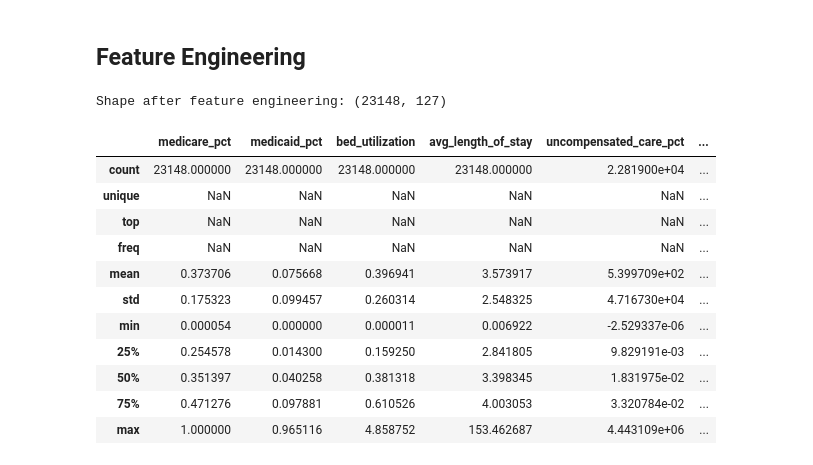
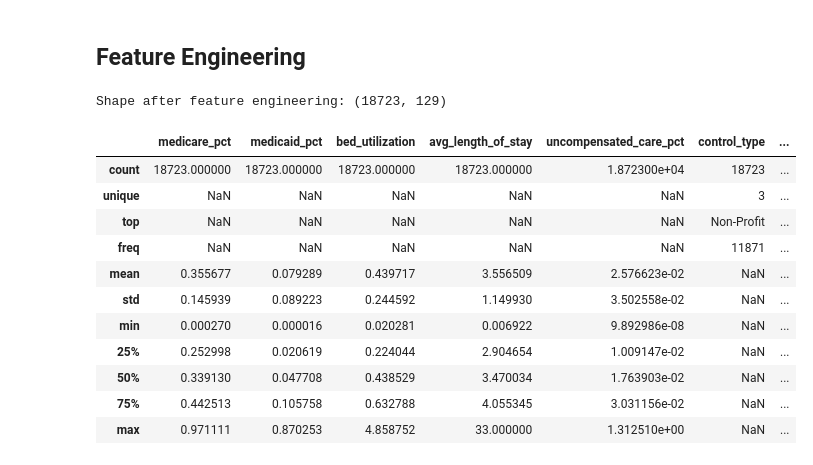
Before and after one commit to Sarah-Eden/hospital-financial-status-prediction, a Jupyter notebook: hospital-financial-status-prediction.ipynb, the cells around one changed output. Cells and saved outputs as stored; diff of their text form; code cells hidden in the pictures.

```diff
--- a/hospital-financial-status-prediction.ipynb
+++ b/hospital-financial-status-prediction.ipynb
@@ -174,5 +157,5 @@ df[(df['Provider Type'] == 9) & (df['CCN Facility Type'].isin(['CAH', 'STH']))][
 # %%
-# Reduce dataset to only acute-care hospitals based on CCN Facility type
-df = df[df['CCN Facility Type'].isin(['STH', 'CAH', 'CH'])]
+# Reduce dataset to only acute-care hospitals based on CCN Facility type, children's hospitals omitted due to small sample size
+df = df[df['CCN Facility Type'].isin(['STH', 'CAH'])]
 df.shape
 # %% [output]
@@ -530,5 +419,6 @@ print(f'Shape before exclusions: {data.shape}')
 data = data.dropna(subset=['Rural Versus Urban'])
 data = data.drop(index=[728, 7582, 4404, 10337])
 data = data[~data['Hospital Name'].isin(['TERRENCE CARDINAL COOKE HEALTH CARE', 'FLORIDA STATE HOSPITAL'])]
+data = data[data['Hospital Total Days (V + XVIII + XIX + Unknown) For Adults & Peds'] >= 365]
 print(f'Shape after exclusions: {data.shape}')
 # %% [output]
@@ -677,5 +585,13 @@ dtype: int64
 # %%
-# Dropping null values from columns with very low null rates
-data = data.dropna(subset=['Hospital Total Days (V + XVIII + XIX + Unknown) For Adults & Peds', 'Hospital Total Bed Days Available For Adults & Peds', 'Hospital Total Discharges (V + XVIII + XIX + Unknown) For Adults & Peds', 'Hospital Total Days Title XVIII For Adults & Peds'])
-data.shape
+# Dropping null rows from feature columns
+print(f'Rows before nulls removed: {data.shape[0]}')
+data = data.dropna(
+    subset=['Hospital Total Bed Days Available For Adults & Peds',
+            'Hospital Total Days Title XVIII For Adults & Peds',
+            'Hospital Total Days Title XIX For Adults & Peds',
+            'Total Unreimbursed and Uncompensated Care',
+            'Total Patient Revenue',
+            'Total Liabilities',
+            'Cost To Charge Ratio'])
+print(f'Rows after null removal: {data.shape[0]}')
 # %% [output]
@@ -731,15 +600,6 @@ dtype: int64
 # %% [markdown]
 ## Feature Engineering
 # %%
-# Create indicator for missing values in features
-data['medicaid_reported'] = data['Hospital Total Days Title XIX For Adults & Peds'].notnull().astype(int)
-data['uncompensated_reported'] = (data['Total Unreimbursed and Uncompensated Care'].notnull() & data['Total Patient Revenue'].notnull()).astype(int)
-
-# Fill nulls with 0 for ratio calculation
-data['Hospital Total Days Title XIX For Adults & Peds'] = data['Hospital Total Days Title XIX For Adults & Peds'].fillna(0)
-data['Total Unreimbursed and Uncompensated Care'] = data['Total Unreimbursed and Uncompensated Care'].fillna(0)
-data['Total Patient Revenue'] = data['Total Patient Revenue'].fillna(np.nan)
-
 # Create features to normalize for hospital size
 data['medicare_pct'] = (data['Hospital Total Days Title XVIII For Adults & Peds'] /
                         data['Hospital Total Days (V + XVIII + XIX + Unknown) For Adults & Peds'])
@@ -756,6 +616,15 @@ data['avg_length_of_stay'] = (data['Hospital Total Days (V + XVIII + XIX + Unkno
 data['uncompensated_care_pct'] = (data['Total Unreimbursed and Uncompensated Care'] /
                                   data['Total Patient Revenue'])
 
+data['days_cash_on_hand'] = (data['Cash on Hand and in Banks'] /
+                             (data['Total Costs'] / 365))
+
+data['current_inventory_cost'] = (data['Inventory'] / data['Total Patient Revenue'])
+
+data['assets_to_costs'] = data['Total Assets'] / data['Total Costs']
+
+data['liabilities_to_costs'] = data['Total Liabilities'] / data['Total Costs']
+
 # Group Control Types into logical groups
 conditions = [
     data['Type of Control'].between(1, 2),
@@ -772,26 +641,26 @@ data['financial_distress'] = (data['Net Income'] < 0).astype(int)
 
 print(f'Shape after feature engineering: {data.shape}')
 # %% [output]
-Shape after feature engineering: (23148, 127)
+Shape after feature engineering: (18723, 129)
 # %%
 new_cols = [
     'medicare_pct', 'medicaid_pct', 'bed_utilization',
     'avg_length_of_stay', 'uncompensated_care_pct',
-    'medicaid_reported', 'uncompensated_reported',
-    'control_type', 'financial_distress'
+    'control_type', 'days_cash_on_hand', 'current_inventory_cost',
+    'financial_distress', 'liabilities_to_costs', 'assets_to_costs'
 ]
 
 data[new_cols].describe(include='all')
 # %% [output]
-|  | medicare_pct | medicaid_pct | bed_utilization | avg_length_of_stay | uncompensated_care_pct | ... |
-| count | 23148.000000 | 23148.000000 | 23148.000000 | 23148.000000 | 2.281900e+04 | ... |
-| unique | NaN | NaN | NaN | NaN | NaN | ... |
-| top | NaN | NaN | NaN | NaN | NaN | ... |
-| freq | NaN | NaN | NaN | NaN | NaN | ... |
-| mean | 0.373706 | 0.075668 | 0.396941 | 3.573917 | 5.399709e+02 | ... |
-| std | 0.175323 | 0.099457 | 0.260314 | 2.548325 | 4.716730e+04 | ... |
-| min | 0.000054 | 0.000000 | 0.000011 | 0.006922 | -2.529337e-06 | ... |
-| 25% | 0.254578 | 0.014300 | 0.159250 | 2.841805 | 9.829191e-03 | ... |
-| 50% | 0.351397 | 0.040258 | 0.381318 | 3.398345 | 1.831975e-02 | ... |
-| 75% | 0.471276 | 0.097881 | 0.610526 | 4.003053 | 3.320784e-02 | ... |
-| max | 1.000000 | 0.965116 | 4.858752 | 153.462687 | 4.443109e+06 | ... |
+|  | medicare_pct | medicaid_pct | bed_utilization | avg_length_of_stay | uncompensated_care_pct | control_type | ... |
+| count | 18723.000000 | 18723.000000 | 18723.000000 | 18723.000000 | 1.872300e+04 | 18723 | ... |
+| unique | NaN | NaN | NaN | NaN | NaN | 3 | ... |
+| top | NaN | NaN | NaN | NaN | NaN | Non-Profit | ... |
+| freq | NaN | NaN | NaN | NaN | NaN | 11871 | ... |
+| mean | 0.355677 | 0.079289 | 0.439717 | 3.556509 | 2.576623e-02 | NaN | ... |
+| std | 0.145939 | 0.089223 | 0.244592 | 1.149930 | 3.502558e-02 | NaN | ... |
+| min | 0.000270 | 0.000016 | 0.020281 | 0.006922 | 9.892986e-08 | NaN | ... |
+| 25% | 0.252998 | 0.020619 | 0.224044 | 2.904654 | 1.009147e-02 | NaN | ... |
+| 50% | 0.339130 | 0.047708 | 0.438529 | 3.470034 | 1.763903e-02 | NaN | ... |
+| 75% | 0.442513 | 0.105758 | 0.632788 | 4.055345 | 3.031156e-02 | NaN | ... |
+| max | 0.971111 | 0.870253 | 4.858752 | 33.000000 | 1.312510e+00 | NaN | ... |
```
Also changed, not shown: parts of 102 cells of this notebook, 1 other file.
